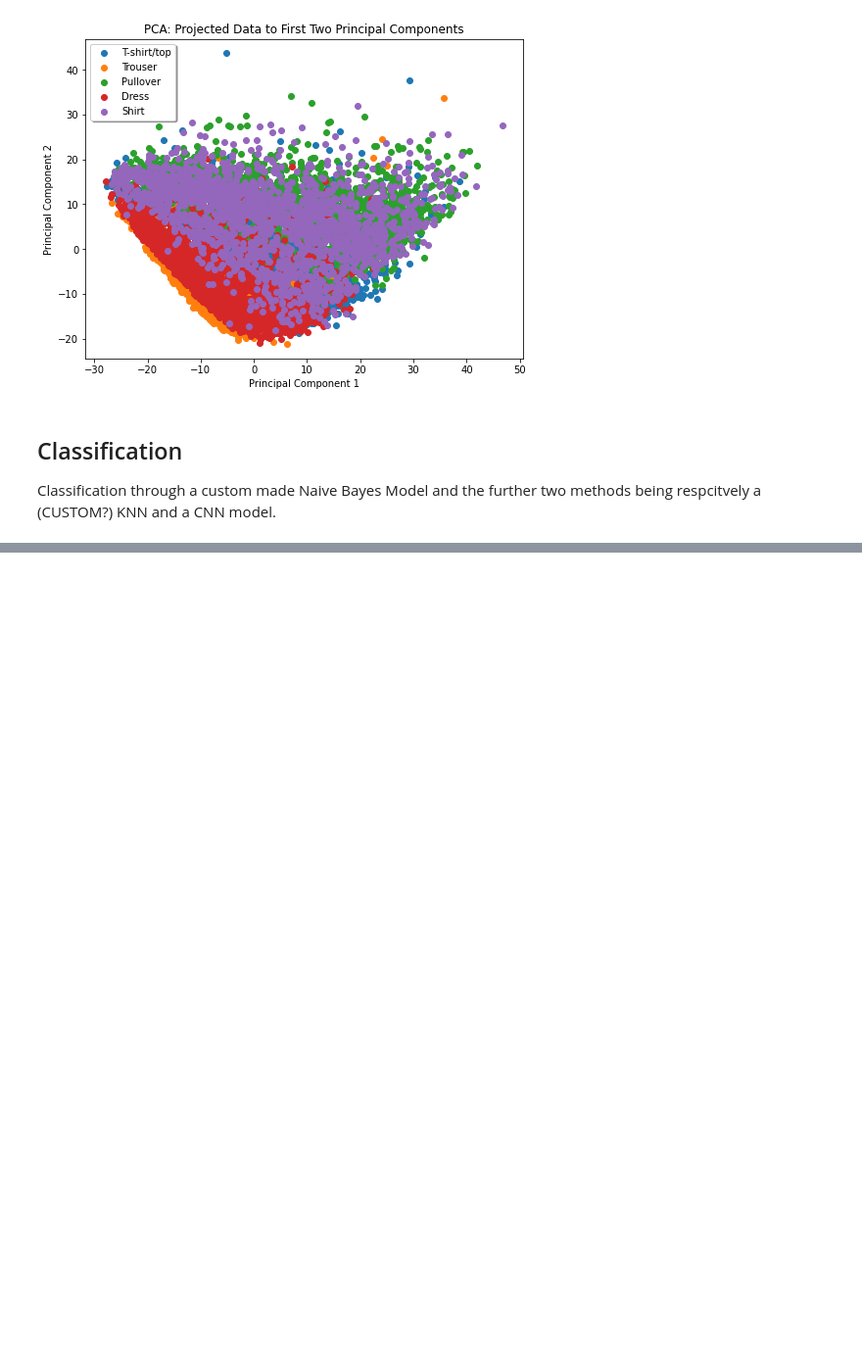
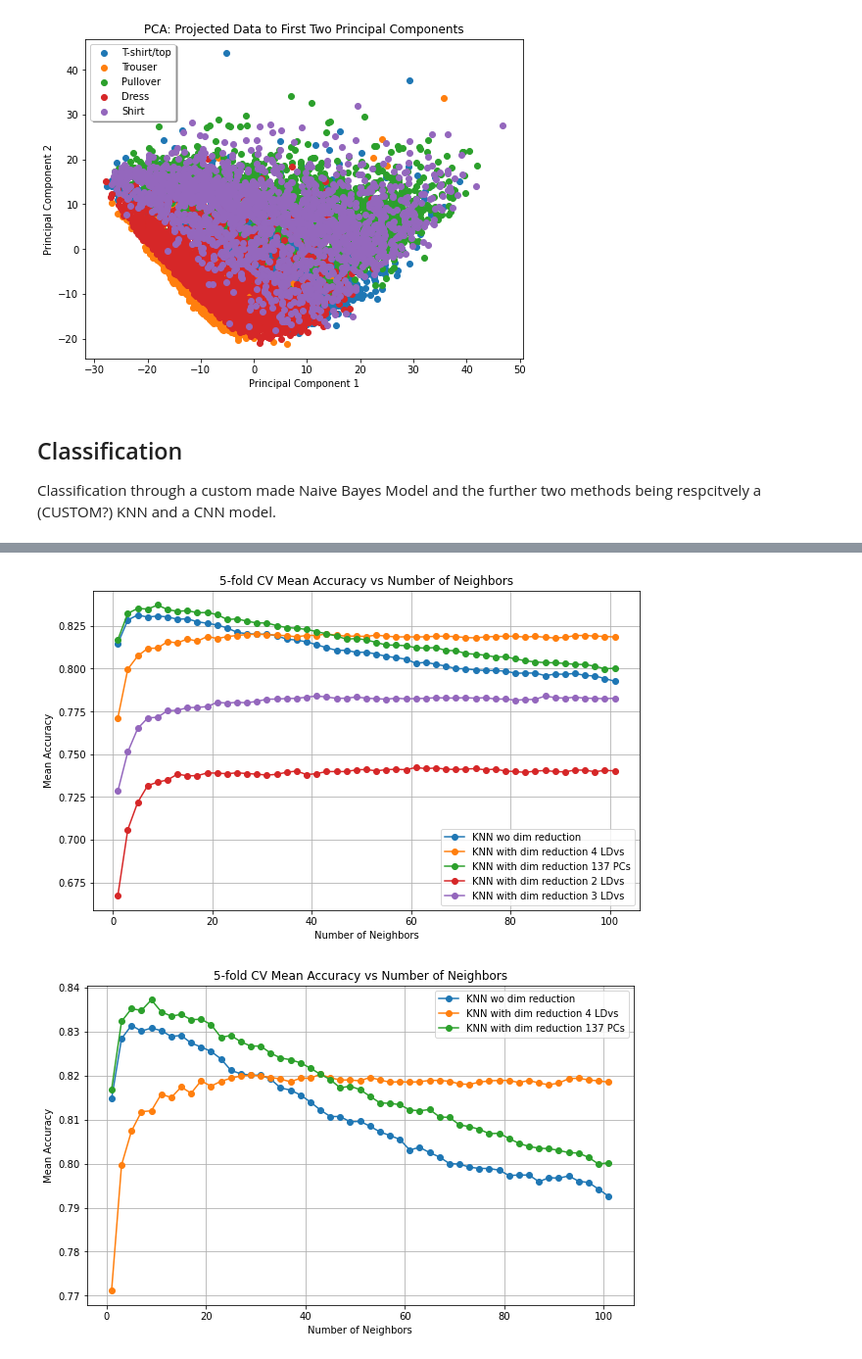
Before and after one commit to ChristianSneffeFleischer/MachineLearningExam, a Jupyter notebook: Main.ipynb, the cells around one changed output, grey strips where cells are left out. Shown at 98% size. Cells and saved outputs as stored; diff of their text form; code cells hidden in the pictures; blank space fills up the shorter version.

```diff
--- a/Main.ipynb
+++ b/Main.ipynb
@@ -134,7 +133,7 @@ def find_max_values(dictionary):
 
 # Here with two first Linear Discriminant variables
 # For loop with the custom made bayes naive classifier, iterating over all the bandwidths, finding the optimal bandwith(s)
-bandwiths = np.linspace(.01, 1, 100)
+bandwiths = np.linspace(.01, 1, 50)
 scores_bayes = {}
 for bw in bandwiths:
     bayes = bayes_nonparametric(h = bw)
@@ -381,0 +451,47 @@ Mean Accuracy: 0.8352
+# %%
+## Plotting of all models above
+
+# Combine dictionaries into a list for iteration
+all_dicts = {'KNN wo dim reduction': scores_KNN_ovr,
+             'KNN with dim reduction 4 LDvs': scores_KNN_lda4,
+             'KNN with dim reduction 137 PCs': scores_KNN_pca,
+             'KNN with dim reduction 2 LDvs': scores_KNN_lda2,
+             'KNN with dim reduction 3 LDvs': scores_KNN_lda3}
+
+
+# Plotting
+plt.figure(figsize=(10, 6))
+for label, d in all_dicts.items():
+    x_vals = list(d.keys())
+    y_vals = list(d.values())
+    plt.plot(x_vals, y_vals, marker='o', label=label)
+
+plt.title('5-fold CV Mean Accuracy vs Number of Neighbors')
+plt.xlabel('Number of Neighbors')
+plt.ylabel('Mean Accuracy')
+plt.legend()
+plt.grid(True)
+plt.show()
+
+# Combine dictionaries into a list for iteration
+all_dicts = {'KNN wo dim reduction': scores_KNN_ovr,
+             'KNN with dim reduction 4 LDvs': scores_KNN_lda4,
+             'KNN with dim reduction 137 PCs': scores_KNN_pca}
+
+
+# Plotting
+plt.figure(figsize=(10, 6))
+for label, d in all_dicts.items():
+    x_vals = list(d.keys())
+    y_vals = list(d.values())
+    plt.plot(x_vals, y_vals, marker='o', label=label)
+
+plt.title('5-fold CV Mean Accuracy vs Number of Neighbors')
+plt.xlabel('Number of Neighbors')
+plt.ylabel('Mean Accuracy')
+plt.legend()
+plt.grid(True)
+plt.show()
+# %% [output]
+[figure, added]
+[figure, added]
```
Also changed, not shown: parts of 13 cells of this notebook.
